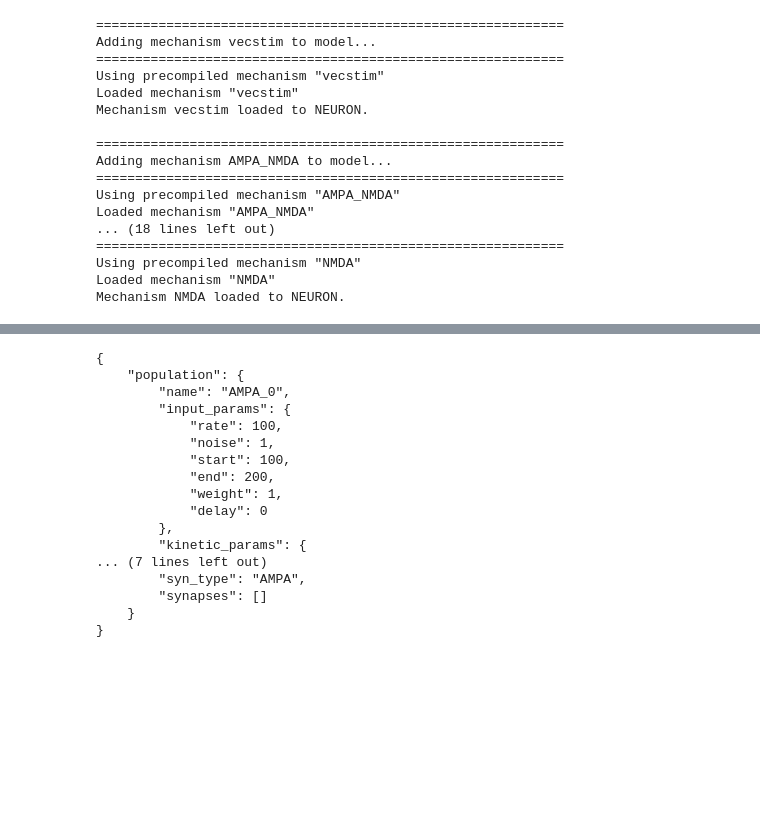
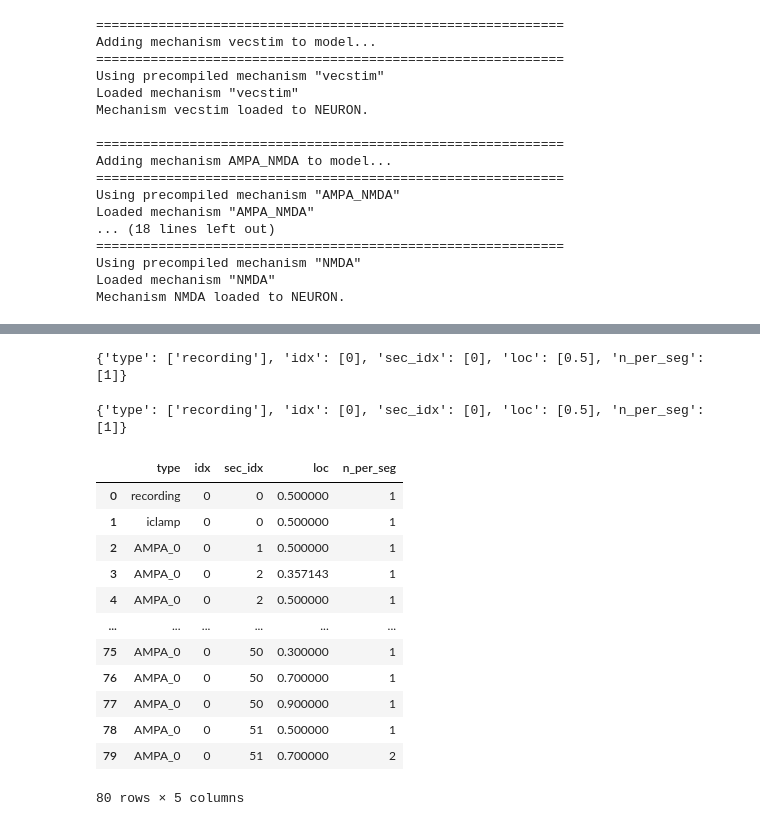
Before and after one commit to Poirazi-Lab/DendroTweaksApp, a Jupyter notebook: app/src/model_demo.ipynb, the cells around one changed output, grey strips where cells are left out. Drawn from its saved outputs; the diff is of its cells as text; code cells hidden in the pictures; blank space fills up the shorter version.

```diff
--- a/app/src/model_demo.ipynb
+++ b/app/src/model_demo.ipynb
@@ -677,20 +657,21 @@ model.remove_population('AMPA_0')
-# %%
-print(json.dumps(pop.to_dict(), indent=4))
-# %% [output]
-{
-    "population": {
-        "name": "AMPA_0",
-        "input_params": {
-            "rate": 100,
-            "noise": 1,
-            "start": 100,
-            "end": 200,
-            "weight": 1,
-            "delay": 0
-        },
-        "kinetic_params": {
-... (7 lines left out)
-        "syn_type": "AMPA",
-        "synapses": []
-    }
-}
+# %%
+model.export_data()
+# %% [output]
+{'type': ['recording'], 'idx': [0], 'sec_idx': [0], 'loc': [0.5], 'n_per_seg': [1]}
+# %%
+model.stimuli_to_csv()
+# %% [output]
+{'type': ['recording'], 'idx': [0], 'sec_idx': [0], 'loc': [0.5], 'n_per_seg': [1]}
+|  | type | idx | sec_idx | loc | n_per_seg |
+| 0 | recording | 0 | 0 | 0.500000 | 1 |
+| 1 | iclamp | 0 | 0 | 0.500000 | 1 |
+| 2 | AMPA_0 | 0 | 1 | 0.500000 | 1 |
+| 3 | AMPA_0 | 0 | 2 | 0.357143 | 1 |
+| 4 | AMPA_0 | 0 | 2 | 0.500000 | 1 |
+| ... | ... | ... | ... | ... | ... |
+| 75 | AMPA_0 | 0 | 50 | 0.300000 | 1 |
+| 76 | AMPA_0 | 0 | 50 | 0.700000 | 1 |
+| 77 | AMPA_0 | 0 | 50 | 0.900000 | 1 |
+| 78 | AMPA_0 | 0 | 51 | 0.500000 | 1 |
+| 79 | AMPA_0 | 0 | 51 | 0.700000 | 2 |
+80 rows × 5 columns
```
Also changed, not shown: parts of 9 cells of this notebook, 16 other files.
